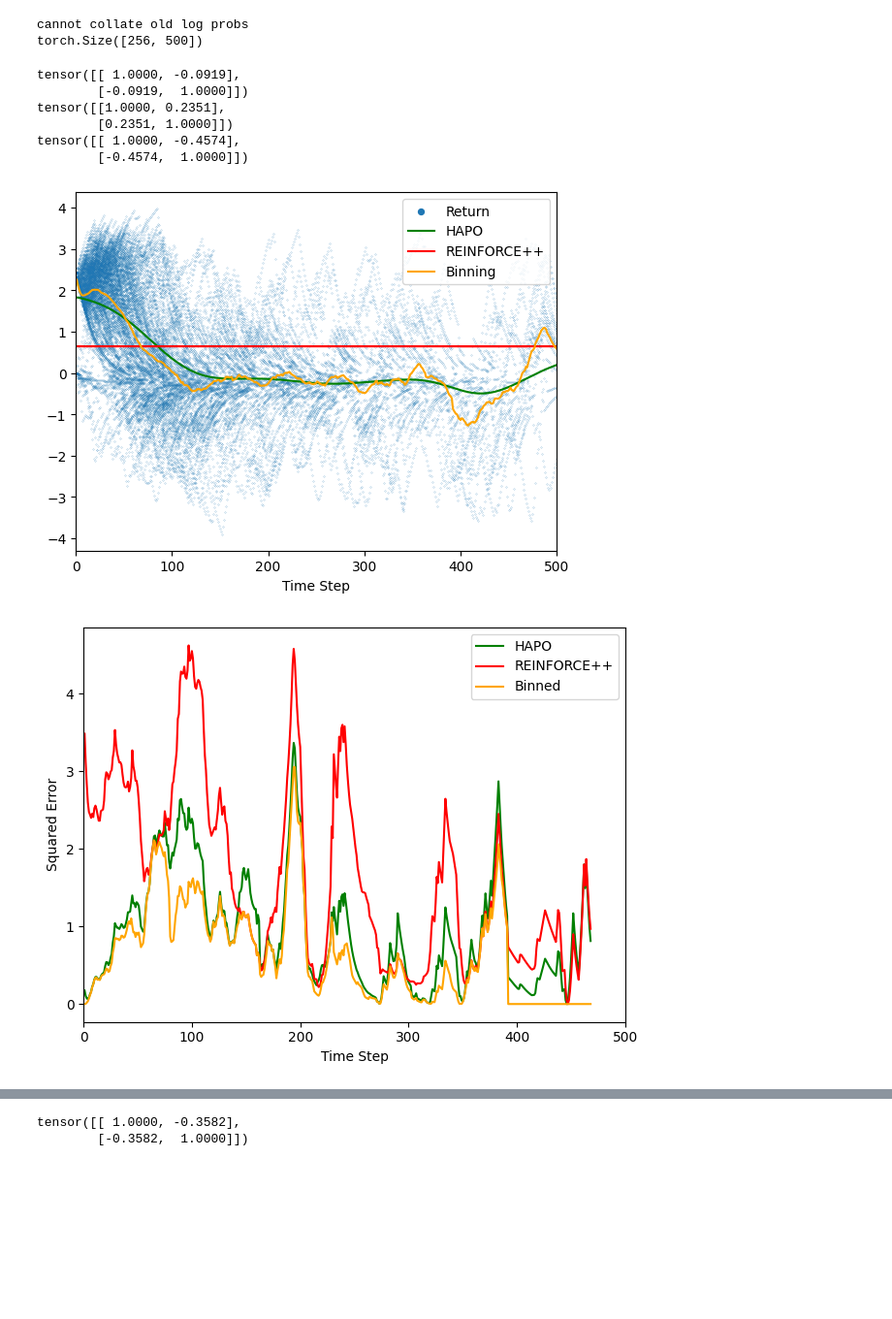
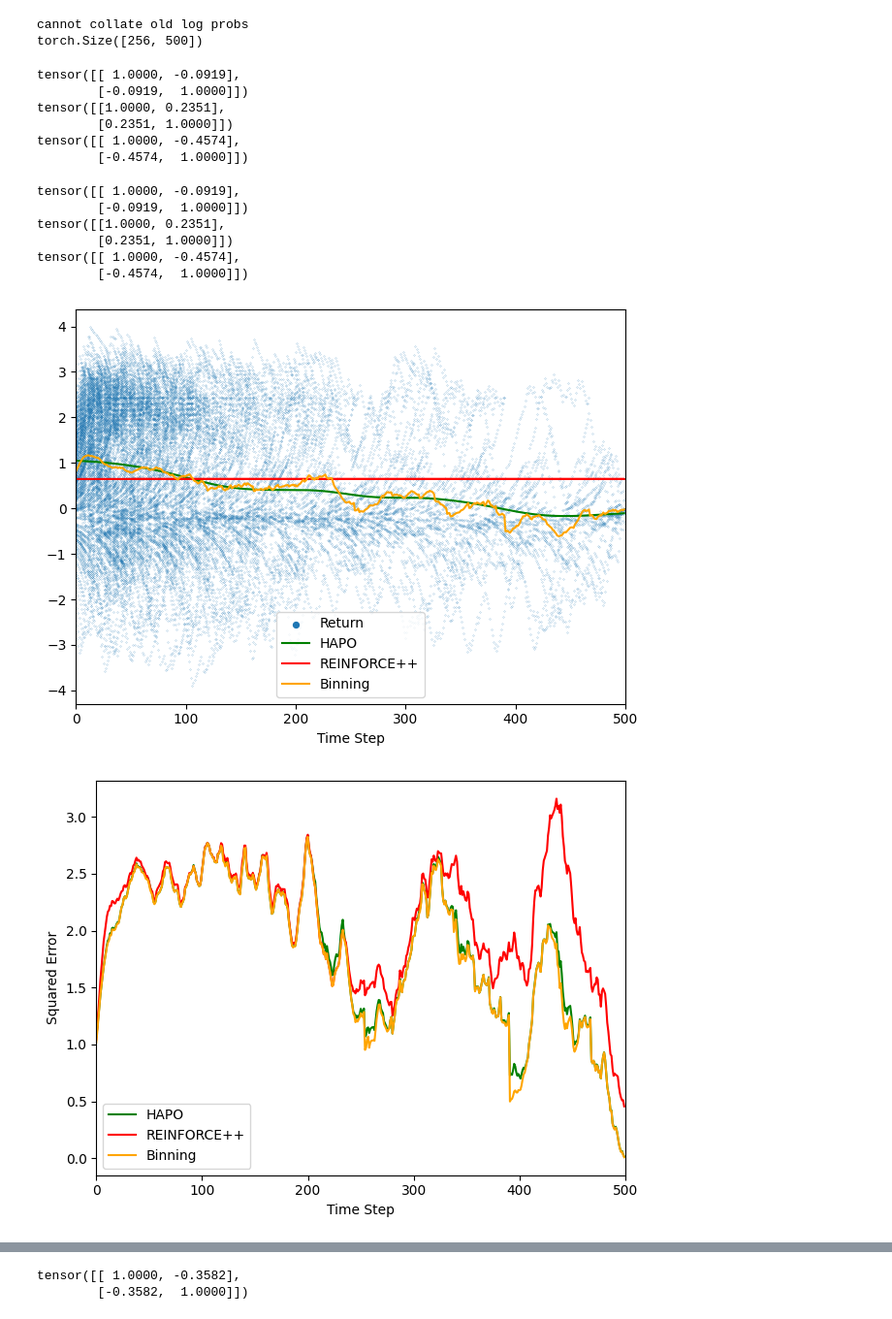
Before and after one commit to Ashrith5321/spatial_training_2, a Jupyter notebook: misc/adv_diagram.ipynb, the cells around one changed output, grey strips where cells are left out. Shown at 97% size. Drawn from its saved outputs; the diff is of its cells as text; code cells hidden in the pictures; blank space fills up the shorter version.

```diff
--- a/misc/adv_diagram.ipynb
+++ b/misc/adv_diagram.ipynb
@@ -35,7 +35,8 @@ cannot collate old log probs
 torch.Size([256, 500])
 # %%
 from config_schema import RLAlgoConfig
-conf = RLAlgoConfig(gamma=0.95,distance_kernel_sigma=0.5,time_kernel_sigma=30,time_alignment="end")
+import torch
+conf = RLAlgoConfig(gamma=0.95,distance_kernel_sigma=0.5,time_kernel_sigma=30,time_alignment="start")
 adv_tuple = compute_reinforce_plus_plus_time_kernel_advantage(traj_batch['rewards'],traj_batch['response_mask'],distances=traj_batch['distance_to_goal'],config = conf)
 # adv_tuple = compute_reinforce_plus_plus_distance_kernel_advantage(traj_batch['rewards'],traj_batch['response_mask'],distances=traj_batch['distance_to_goal'],config = conf)
 adv,flat_rtn = adv_tuple[0],adv_tuple[1]
@@ -46,4 +47,34 @@ except:
     pass
 traj_batch['returns'] = flat_rtn
 traj_batch['advantage'] = adv
+
+
+time = torch.arange(traj_batch['rewards'].shape[1]).unsqueeze(0).repeat(traj_batch['rewards'].shape[0],1)
+horizon = 500-time
+horizon = horizon[traj_batch['response_mask']]
+baseline = baseline[traj_batch['response_mask']]
+initial_distance = traj_batch['distance_to_goal'][:,0].unsqueeze(-1).repeat(1,traj_batch['rewards'].shape[1])
+duration = traj_batch['response_mask'].sum(dim=1,keepdim=True)
+time_to_go = duration - time
+time_to_go = time_to_go[traj_batch['response_mask']]
+
+time = time[traj_batch['response_mask']]
+traj_ids = torch.arange(traj_batch['rewards'].shape[0]).unsqueeze(-1).repeat(1,traj_batch['rewards'].shape[1])
+traj_ids = traj_ids[traj_batch['response_mask']]
+initial_distance = initial_distance[traj_batch['response_mask']]
+
+distance = traj_batch['distance_to_goal'][traj_batch['response_mask']]
+returns = traj_batch['returns'][traj_batch['response_mask']]
+
+mask = distance<1000
+print(torch.corrcoef(torch.stack([distance[mask].float(),returns[mask].float()])))
+print(torch.corrcoef(torch.stack([horizon.float(),returns.float()])))
+print(torch.corrcoef(torch.stack([time_to_go.float(),returns.float()])))
+# %% [output]
+tensor([[ 1.0000, -0.0919],
+        [-0.0919,  1.0000]])
+tensor([[1.0000, 0.2351],
+        [0.2351, 1.0000]])
+tensor([[ 1.0000, -0.4574],
+        [-0.4574,  1.0000]])
 # %%
@@ -80,7 +89,7 @@ tensor([[ 1.0000, -0.4574],
 import matplotlib.pyplot as plt
 N = 30000
 mean = returns[:N].mean()
-feature = time_to_go[:N]
+feature = time[:N]
 per_feat_mean = torch.zeros(501)
 per_feat_mean.scatter_add_(0,feature,returns[:N])
 per_feat_mean_counts = torch.zeros(501)
@@ -88,7 +97,7 @@ per_feat_mean_counts.scatter_add_(0,feature,torch.ones_like(returns[:N]))
 per_feat_mean = per_feat_mean/per_feat_mean_counts.clamp(min=1.0)
 
 sort_indices = feature[:N].argsort()
-plt.tight_layout()
+# plt.tight_layout()
 plt.scatter(feature[:N],returns[:N],s=0.02)
 plt.plot(feature[:N][sort_indices],baseline[:N][sort_indices],color='green')
 plt.plot(feature[:N],mean*torch.ones_like(feature[:N]),color='red')
@@ -100,39 +109,41 @@ plt.xlabel("Time Step")
 # plt.title("Return vs Time Step")
 plt.legend(["Return","HAPO","REINFORCE++","Binning"],markerscale=30)
 plt.tight_layout()
-plt.show()
+# plt.show()
+plt.savefig("fit_elapsed.png",dpi=300,bbox_inches='tight')
 # %% [output]
-[figure, old version]
+[figure, new version]
 # %%
 # accumulate
 naive_se = ((returns[:N]-mean)**2)
 hapo_se = ((returns[:N]-baseline[:N])**2)
 binned_se = ((returns[:N]-per_feat_mean[feature[:N]])**2)
 
 per_time_naive_se = torch.zeros_like(naive_se)
 per_time_hapo_se = torch.zeros_like(hapo_se)
 per_time_binned_se = torch.zeros_like(binned_se)
 per_time_naive_se.scatter_add_(0,feature[:N],naive_se)
 per_time_hapo_se.scatter_add_(0,feature[:N],hapo_se)
 per_time_binned_se.scatter_add_(0,feature[:N],binned_se)
 
 per_time_count = torch.zeros_like(hapo_se)
 per_time_count.scatter_add_(0,feature[:N],torch.ones_like(hapo_se))
 per_time_naive_se = per_time_naive_se/per_time_count
 per_time_hapo_se = per_time_hapo_se/per_time_count
 per_time_binned_se = per_time_binned_se/per_time_count
 # plt.scatter(time[:N],returns[:N],s=0.02)
 plt.plot(per_time_hapo_se,color='green')
 plt.plot(per_time_naive_se,color='red')
 plt.plot(per_time_binned_se,color='orange')
 plt.xlim(0,500)
 # plt.ylim(-5,5)
 plt.xlabel("Time Step")
 plt.ylabel("Squared Error")
 # plt.ylabel("Return")
 # plt.title("Return vs Time Step")
 plt.tight_layout()
-plt.legend(["HAPO","REINFORCE++","Binned"],markerscale=30)
+plt.legend(["HAPO","REINFORCE++","Binning"],markerscale=30)
+plt.savefig("err.png",dpi=300,bbox_inches='tight')
 plt.show()
 # %% [output]
-[figure, old version]
+[figure, new version]
```
Also changed, not shown: parts of 3 cells of this notebook, 26 other files.
